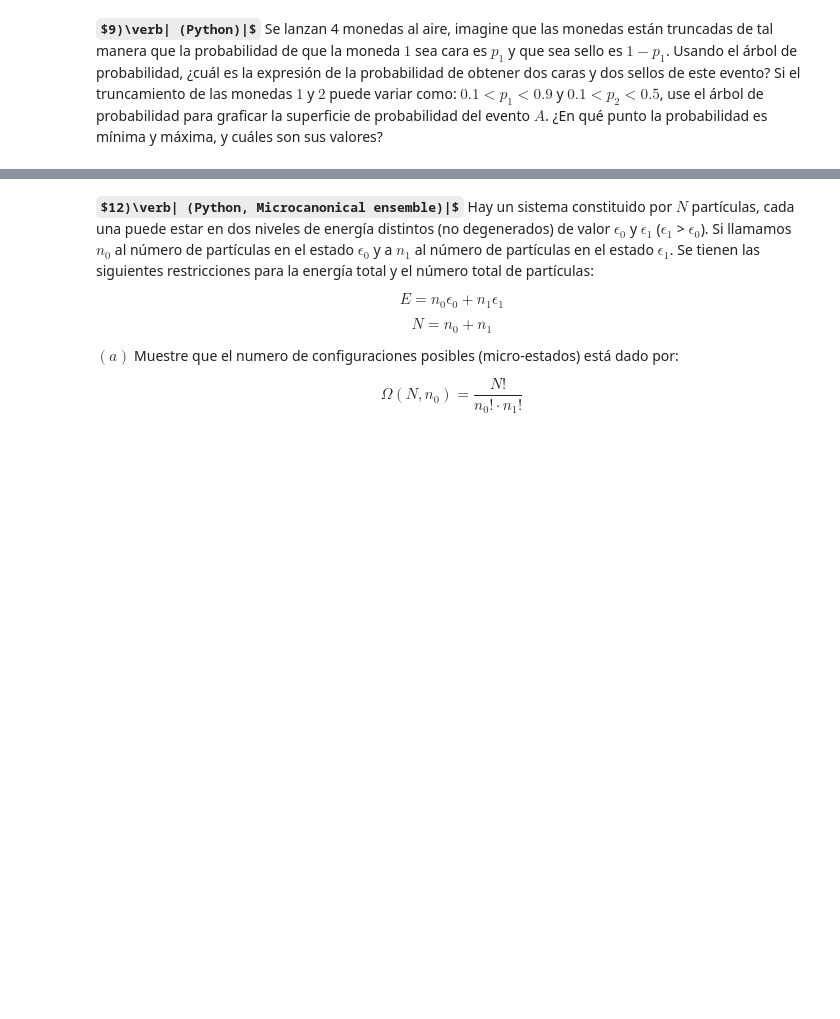
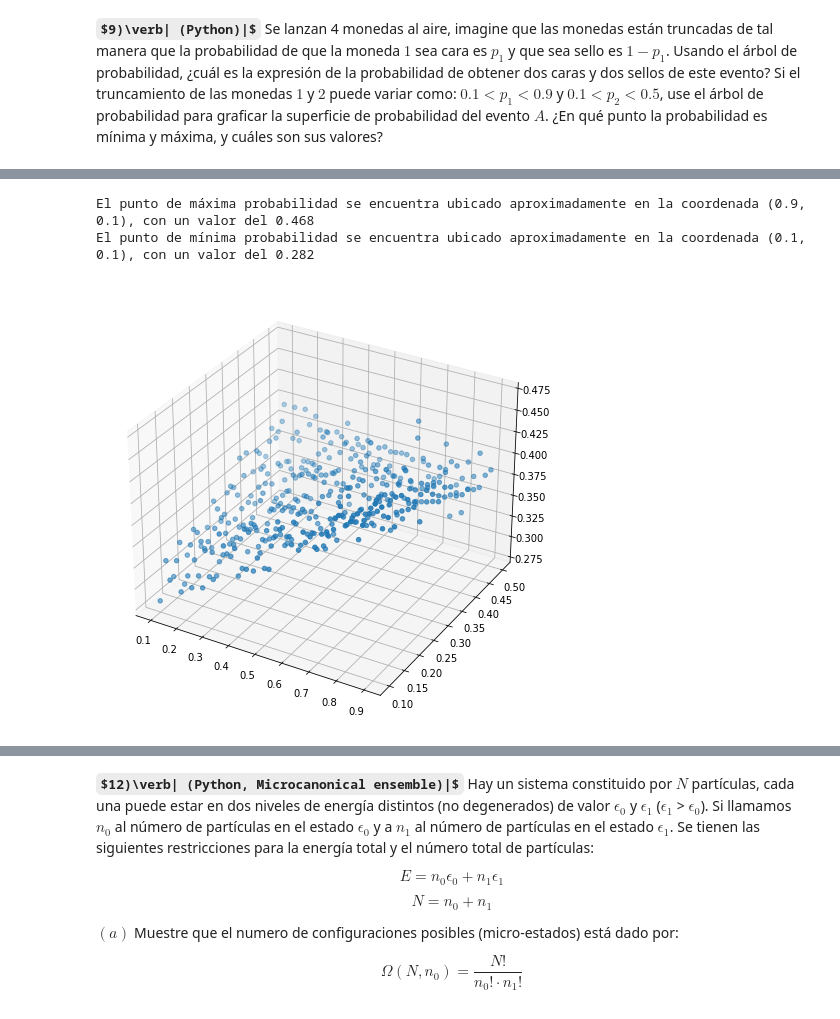
Before and after one commit to ThomasAnkhe/Metodos1_ClaudiaCuellar-ThomasAndrade, a Jupyter notebook: Cuarto Taller/Métodos_Taller4.ipynb, the cells around one changed output, grey strips where cells are left out. Cells and saved outputs as stored; diff of their text form; code cells hidden in the pictures; some formulas as TeX source; blank space fills up the shorter version.

```diff
--- a/Cuarto Taller/Métodos_Taller4.ipynb
+++ b/Cuarto Taller/Métodos_Taller4.ipynb
@@ -120,0 +180,39 @@ plt.legend()
+# %%
+p1_ = np.linspace(0.1, 0.9, 20)
+p2_ = np.linspace(0.1, 0.5, 20)
+x, y, z = np.array([]), np.array([]), np.array([])
+for p1__ in p1_:
+    for p2__ in p2_:
+        x = np.append(x, p1__)
+        y = np.append(y, p2__)
+
+        weights = [[p1__, 1 - p1__], [p2__, 1 - p2__], [0.5, 0.5], [0.5, 0.5]]
+        Sample = GetSample(1000, ncoins = 4, weights = weights)
+        Frecuencias = np.array([], dtype = np.int64)
+
+        for i in range(Sample.shape[0]):
+
+            NCaras  = 0
+
+            for j in range(Sample.shape[1]):
+
+                if Sample[i,j] == 0:
+                    NCaras += 1
+
+            Frecuencias = np.append(Frecuencias,NCaras)
+
+
+        ii = np.where( Frecuencias == 2)
+        z = np.append(z, len(Frecuencias[ii])/1000)
+# %%
+fig = plt.figure(figsize=(8, 8))
+ax = fig.add_subplot(111, projection='3d')
+ax.scatter(x, y, z, cmap='viridis')
+
+x[np.where(z == max(z))], y[np.where(z == max(z))],x[np.where(z == min(z))], y[np.where(z == min(z))]
+print("El punto de máxima probabilidad se encuentra ubicado aproximadamente en la coordenada {}, con un valor del {}".format((x[np.where(z == max(z))][0], y[np.where(z == max(z))][0]), max(z)))
+print("El punto de mínima probabilidad se encuentra ubicado aproximadamente en la coordenada {}, con un valor del {}".format((x[np.where(z == min(z))][0], y[np.where(z == min(z))][0]), min(z)))
+# %% [output]
+El punto de máxima probabilidad se encuentra ubicado aproximadamente en la coordenada (0.9, 0.1), con un valor del 0.468
+El punto de mínima probabilidad se encuentra ubicado aproximadamente en la coordenada (0.1, 0.1), con un valor del 0.282
+[figure, added]
```
Also changed, not shown: parts of 26 cells of this notebook.
